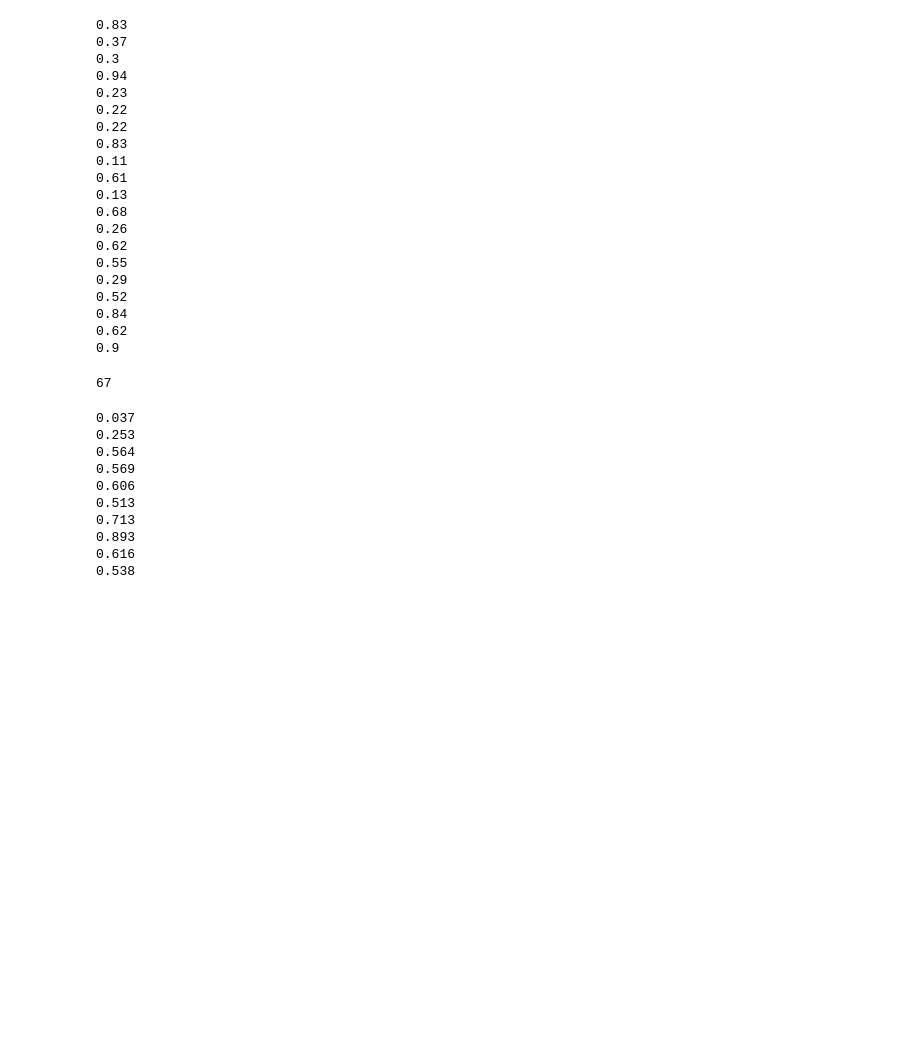
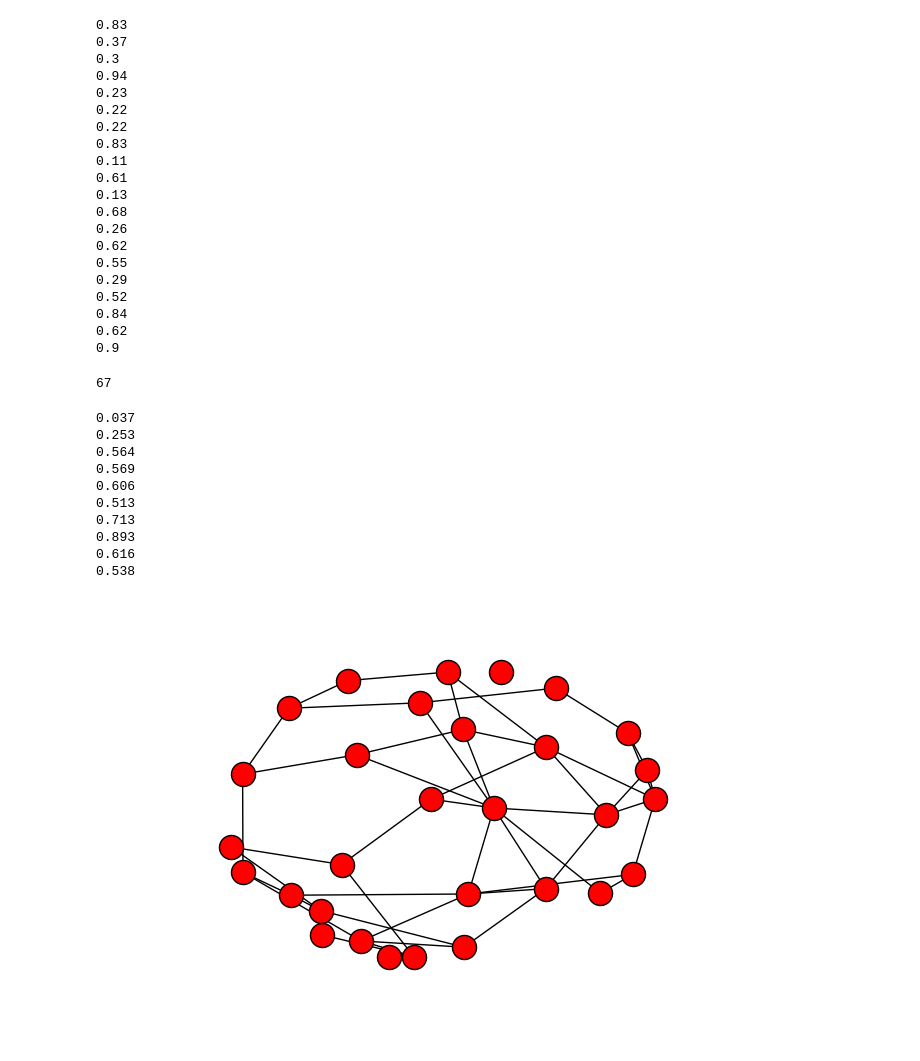
Before and after one commit to SubhankarGhosh/NetworkX, a Jupyter notebook: Trials.ipynb, the cells around one changed output. Cells and saved outputs as stored; diff of their text form; code cells hidden in the pictures; blank space fills up the shorter version.

```diff
--- a/Trials.ipynb
+++ b/Trials.ipynb
@@ -51,3 +51,21 @@ for n in range(10):
 0.893
 0.616
 0.538
+# %%
+import networkx as nx
+import matplotlib.pyplot as plt
+import numpy as np
+import warnings
+from custom import custom_funcs as cf
+from datetime import datetime
+
+warnings.filterwarnings('ignore')
+
+%load_ext autoreload
+%autoreload 2
+%matplotlib inline
+G = nx.read_gpickle('Synthetic Social Network.pkl')
+# %%
+nx.draw(G)
+# %% [output]
+[figure, added]
```
Also changed, not shown: parts of 9 cells of this notebook, 2 other files.
